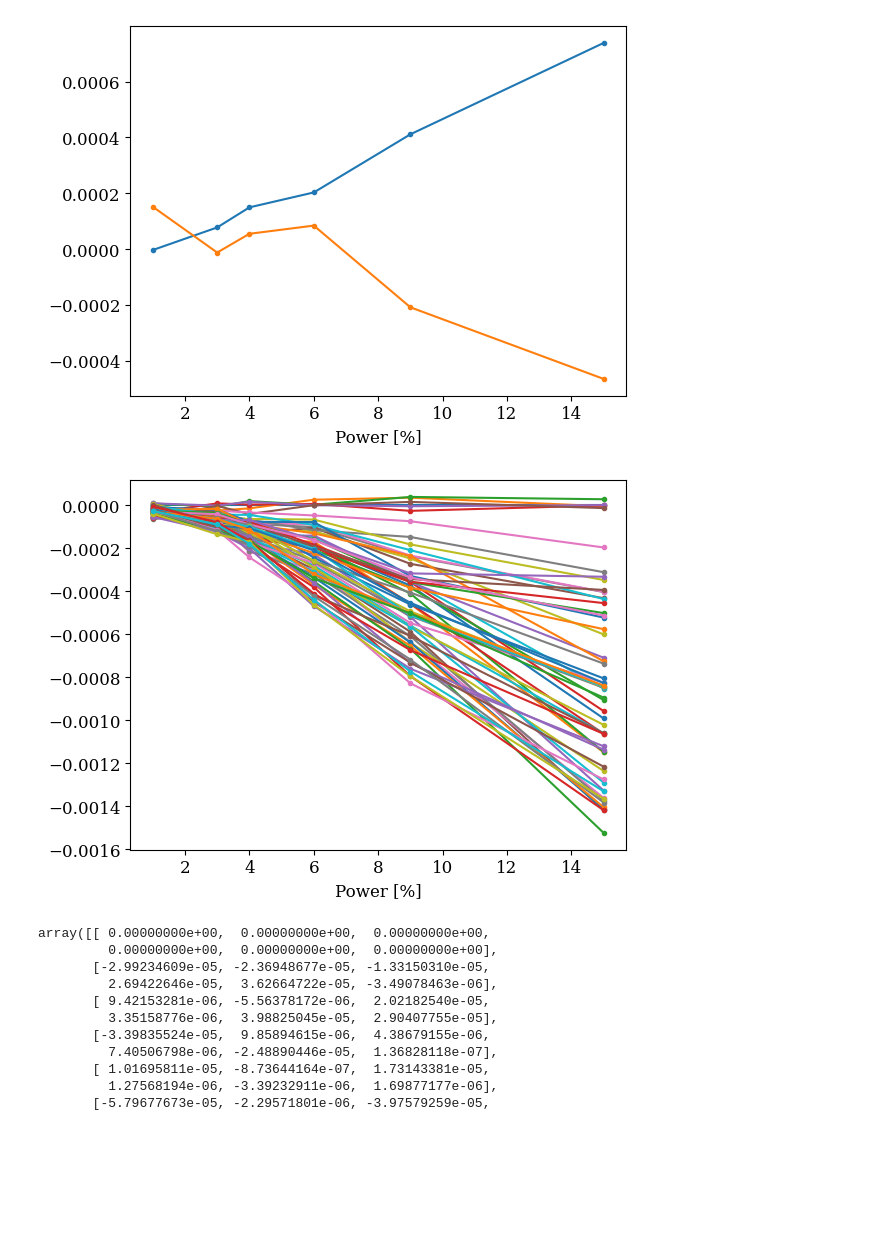
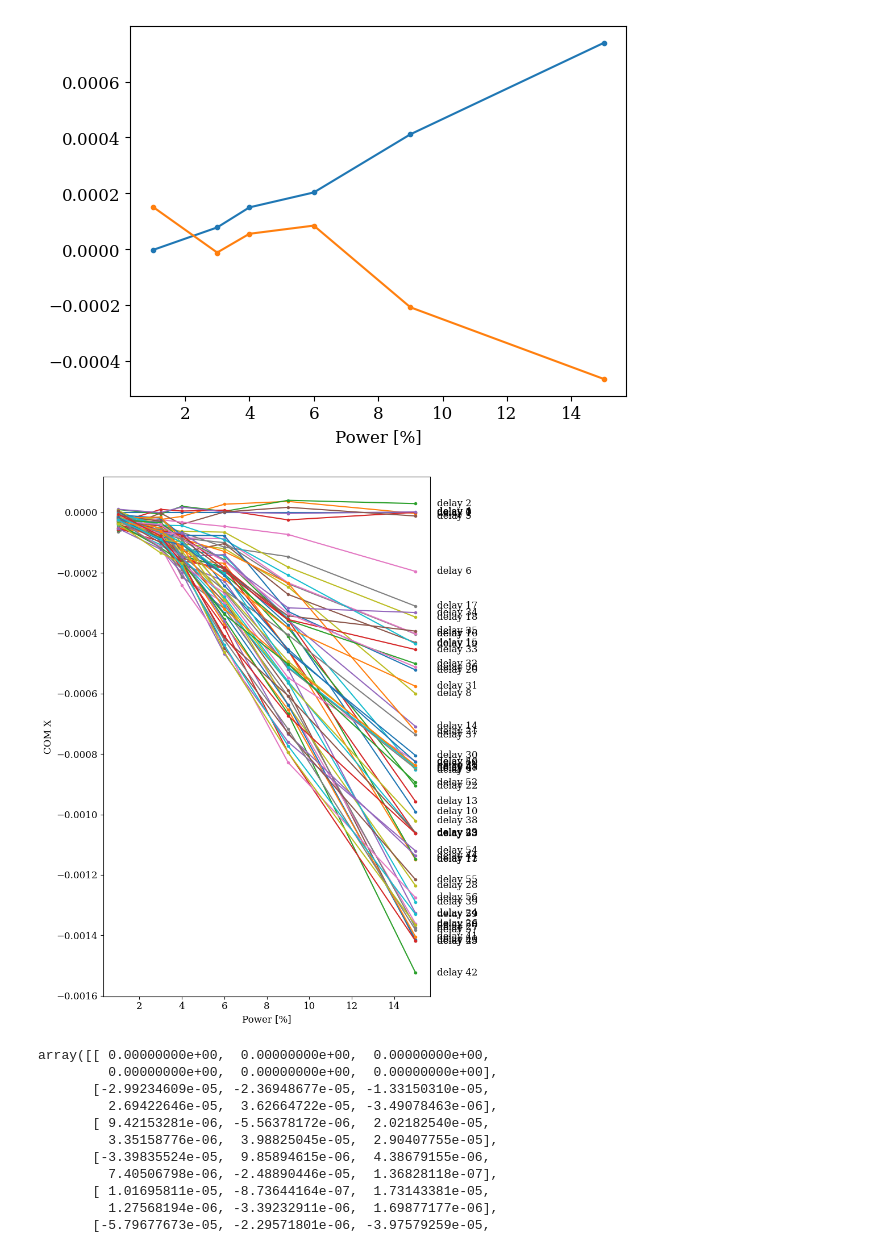
Before and after one commit to SJB7777/STO-XFEL, a Jupyter notebook: notebooks/delay.ipynb, the cells around one changed output. Cells and saved outputs as stored; diff of their text form; code cells hidden in the pictures; blank space fills up the shorter version.

```diff
--- a/notebooks/delay.ipynb
+++ b/notebooks/delay.ipynb
@@ -183,23 +183,32 @@ plt.xlabel("Power [%]");
 # %% [output]
 [figure]
 # %%
+fig, ax = plt.subplots(1, 1, figsize=(8, 10))
+
 power_com_x = {}
 delay_list = delays[::]
 for delay in delay_list:
     power_com_x[delay] = {}
 
     for power, run_num in power_run.items():
         data_file = os.path.join(get_run_scan_directory(image_dir, run_num, 1), "roi_small", "data.csv")
         data_df = pd.read_csv(data_file)
 
         power_com_x[delay][power] = data_df.loc[delay]["poff_com_x"] - data_df.loc[delay]["pon_com_x"]
 
-    plt.plot(power_com_x[delay].keys(), power_com_x[delay].values(), ".-")
+    ax.plot(power_com_x[delay].keys(), power_com_x[delay].values(), ".-")
+    ax.text(list(power_com_x[delay].keys())[-1] + 1, list(power_com_x[delay].values())[-1], f"delay {delay}", va='center', ha='left')
 
+ax.set_xlabel("Power [%]")
+ax.set_ylabel("COM X")
 
-plt.xlabel("Power [%]");
+# 범례를 가로로 배치
+# ax.legend(bbox_to_anchor=(0.5, -0.15), loc='upper center', ncol=5, borderaxespad=0.)
+
+# 그래프와 범례 사이의 간격 조정
+fig.tight_layout()
 # %% [output]
-[figure, old version]
+[figure, new version]
 # %%
 power_com_x_2d = []
 for delay in power_com_x:
```
Also changed, not shown: 5 other files.
